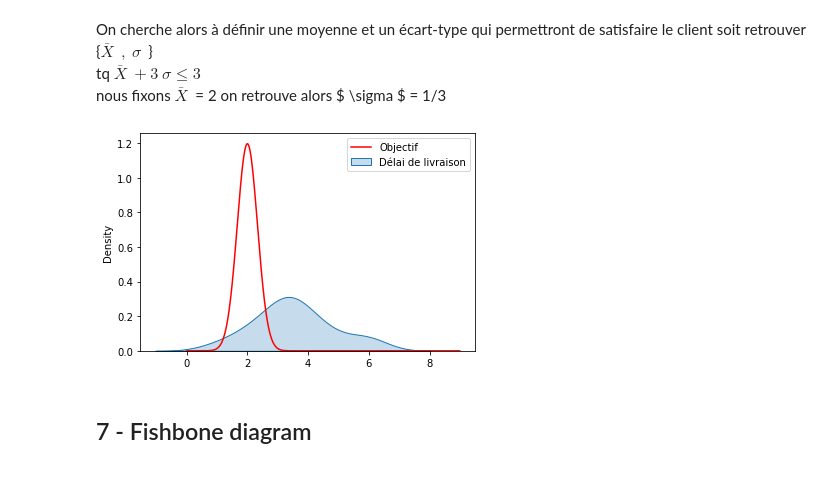
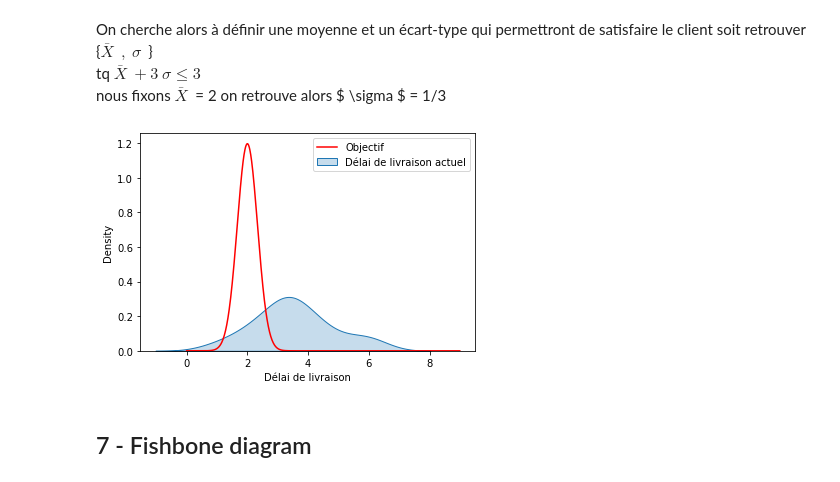
Before and after one commit to MehdiHayanai/etude_de_cas_2_DQ, a Jupyter notebook: Étude_de_cas_part_1 .ipynb, the cells around one changed output. Cells and saved outputs as stored; diff of their text form; code cells hidden in the pictures.

```diff
--- a/Étude_de_cas_part_1 .ipynb
+++ b/Étude_de_cas_part_1 .ipynb
@@ -210,13 +210,14 @@ f = lambda x : (1/(sigma_std*np.sqrt(2*np.pi))) * (np.exp(-((x-x_bar)**2)/(2*(si
 # %%
 x_bar = 2
 sigma_std = 1/3
 delai_opt = [f(x) for x in np.arange(0,9,0.01)]
 plt.plot(np.arange(0,9,0.01), delai_opt , label='Objectif', c="r")
-ax = sns.kdeplot(data=data, fill=True, label="Délai de livraison")
+ax = sns.kdeplot(data=data, fill=True, label="Délai de livraison actuel")
+plt.xlabel("Délai de livraison")
 plt.legend()
 plt.show()
 # %% [output]
-[figure, old version]
+[figure, new version]
 # %% [markdown]
 ## 7 - Fishbone diagram
 # %% [markdown]
```
